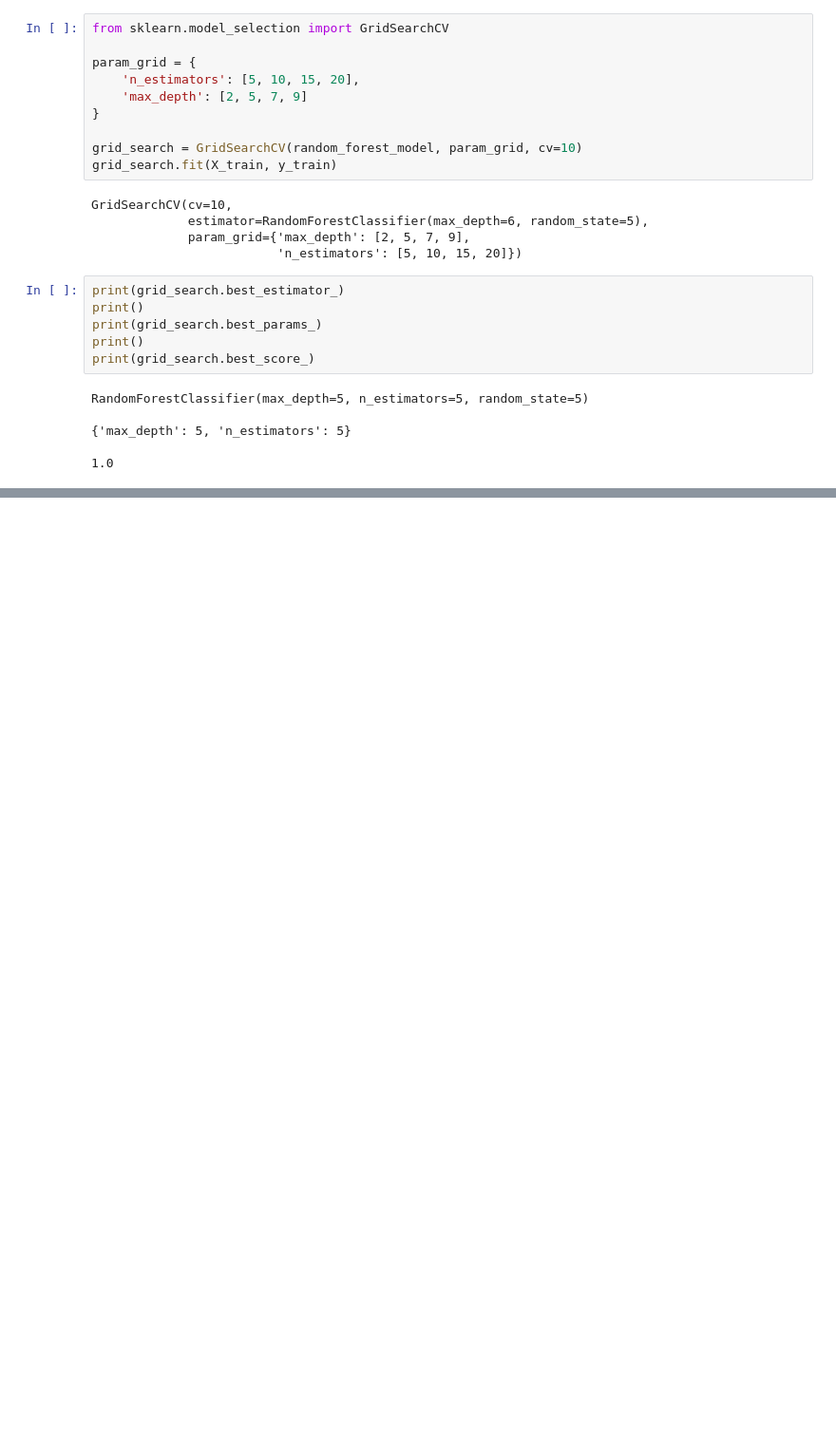
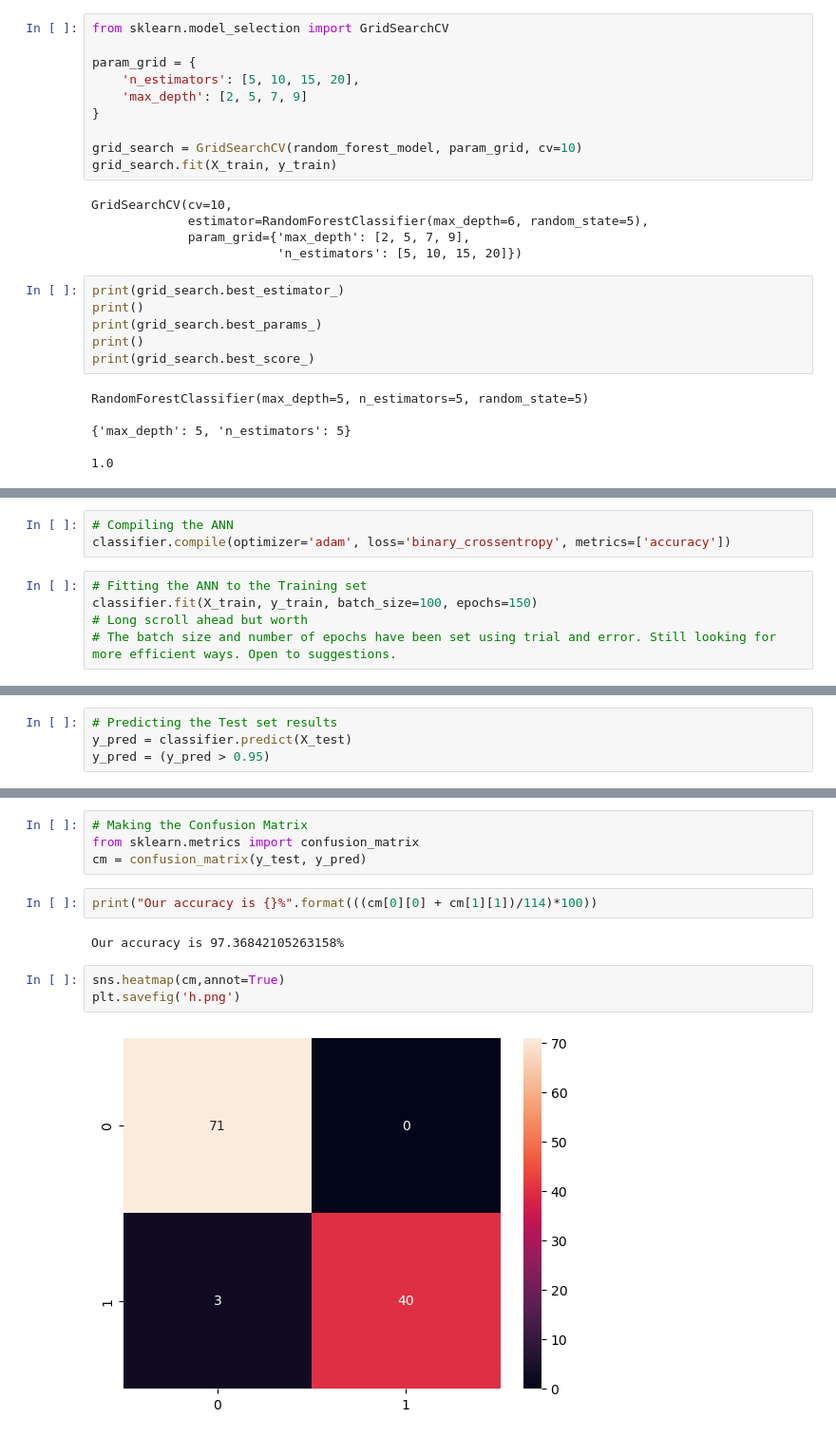
Before and after one commit to pushkar243/BreastCancer-EDA, a Jupyter notebook: BreastCancer-EDA.ipynb, the cells around one changed output, grey strips where cells are left out. Shown at 95% size. Cells and saved outputs as stored; diff of their text form; blank space fills up the shorter version.

Commit message:
Commit to add using Neural network

```diff
--- a/BreastCancer-EDA.ipynb
+++ b/BreastCancer-EDA.ipynb
@@ -286,0 +328,8 @@ With the above result, we can see that Random Forest is more accurate than K-mea
+# %%
+# Compiling the ANN
+classifier.compile(optimizer='adam', loss='binary_crossentropy', metrics=['accuracy'])
+# %%
+# Fitting the ANN to the Training set
+classifier.fit(X_train, y_train, batch_size=100, epochs=150)
+# Long scroll ahead but worth
+# The batch size and number of epochs have been set using trial and error. Still looking for more efficient ways. Open to suggestions.
@@ -286,0 +355,4 @@ With the above result, we can see that Random Forest is more accurate than K-mea
+# %%
+# Predicting the Test set results
+y_pred = classifier.predict(X_test)
+y_pred = (y_pred > 0.95)
@@ -286,0 +361,13 @@ With the above result, we can see that Random Forest is more accurate than K-mea
+# %%
+# Making the Confusion Matrix
+from sklearn.metrics import confusion_matrix
+cm = confusion_matrix(y_test, y_pred)
+# %%
+print("Our accuracy is {}%".format(((cm[0][0] + cm[1][1])/114)*100))
+# %% [output]
+Our accuracy is 97.36842105263158%
+# %%
+sns.heatmap(cm,annot=True)
+plt.savefig('h.png')
+# %% [output]
+[figure, added]
```
Also changed, not shown: parts of 10 cells of this notebook, 1 other file.
